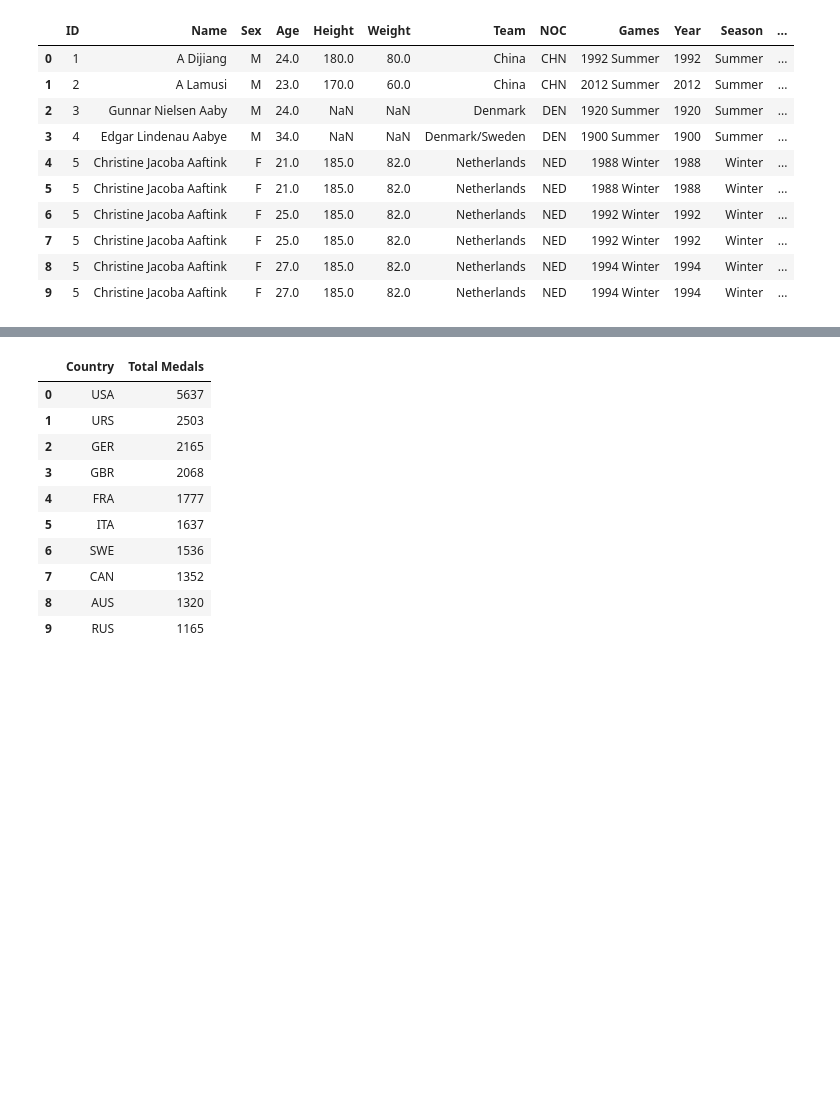
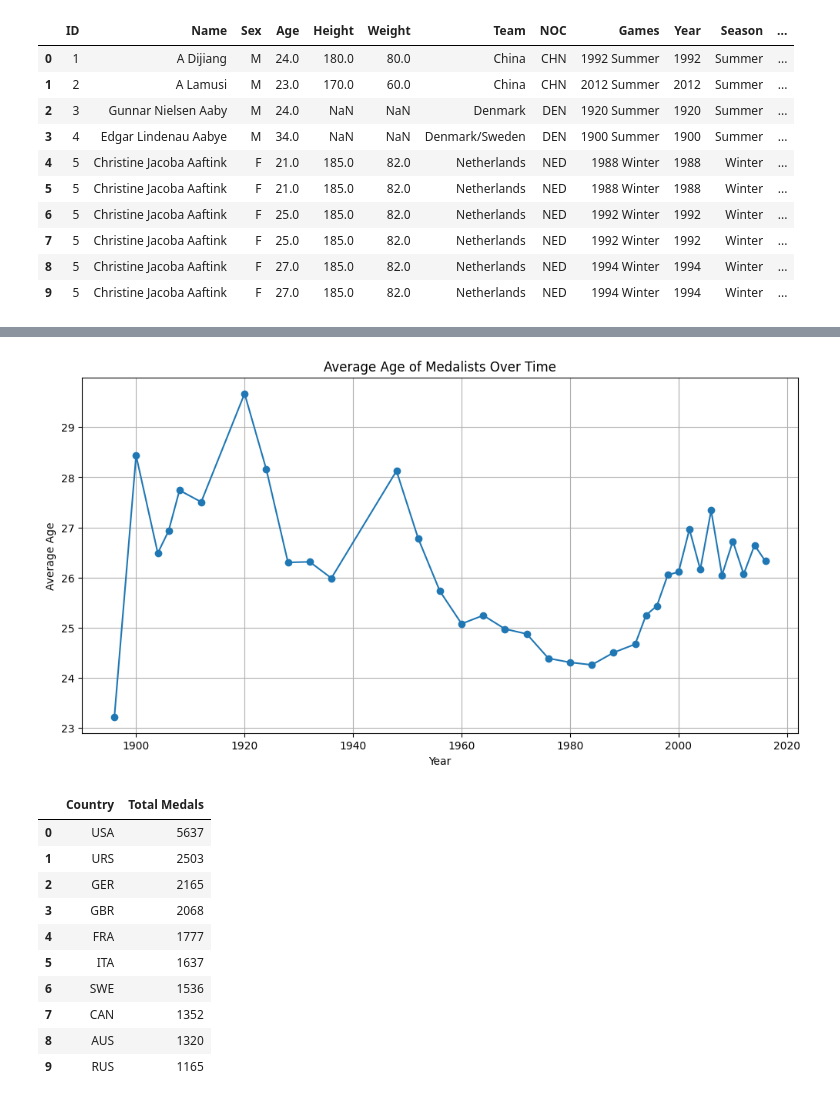
Before and after one commit to angel1-28/Olympics-Research-Project, a Jupyter notebook: Olympics_Research_Project_Angel_Vargas.ipynb, the cells around one changed output, grey strips where cells are left out. Saved outputs shown, nothing was run; the diff lists cells and outputs as text; code cells hidden in the pictures; blank space fills up the shorter version.

```diff
--- a/Olympics_Research_Project_Angel_Vargas.ipynb
+++ b/Olympics_Research_Project_Angel_Vargas.ipynb
@@ -4,7 +4,8 @@
 import pandas as pd
 import matplotlib.pyplot as plt
 
-data = pd.read_csv('/athlete_events.csv')
+data = pd.read_csv("/athlete_events.csv")
+df = data.dropna(subset=["Age", "Medal"])
 data.head(10)
 # %% [output]
 |  | ID | Name | Sex | Age | Height | Weight | Team | NOC | Games | Year | Season | ... |
@@ -20,0 +47,4 @@ data.head(10)
+# %%
+# Here I grouped the medalists by year and got the age average
+avg_age_by_year = df.groupby('Year')['Age'].mean().reset_index()
+avg_age_by_year.head(20)
@@ -21,3 +69,13 @@ data.head(10)
+# %%
+plt.figure(figsize=(12, 6))
+plt.plot(avg_age_by_year['Year'], avg_age_by_year['Age'], marker='o', linestyle='-')
+plt.title('Average Age of Medalists Over Time')
+plt.xlabel('Year')
+plt.ylabel('Average Age')
+plt.grid(True)
+plt.show()
+# %% [output]
+[figure, added]
 # %%
 # this shows the top 10 countries with the most wins
 medals_df = data.loc[data['Medal'].isin(['Gold', 'Silver', 'Bronze'])]
```
Also changed, not shown: parts of 3 cells of this notebook.
